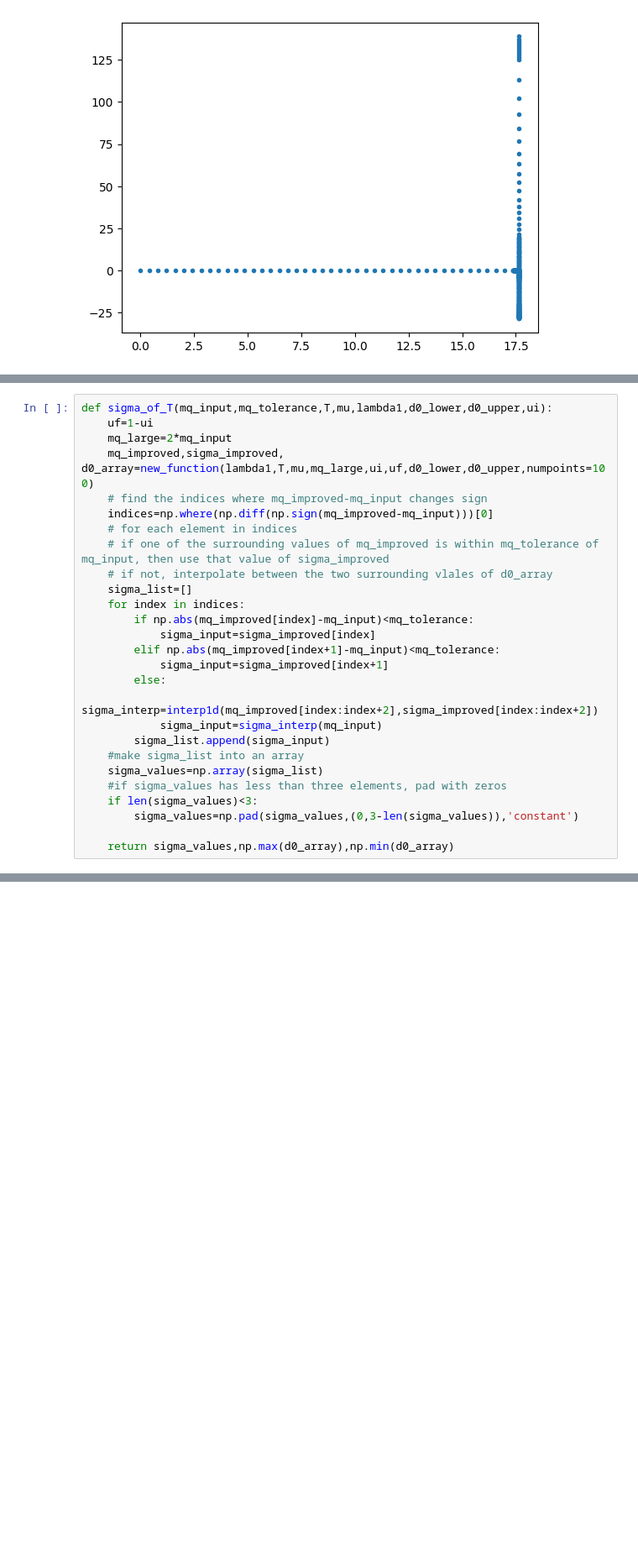
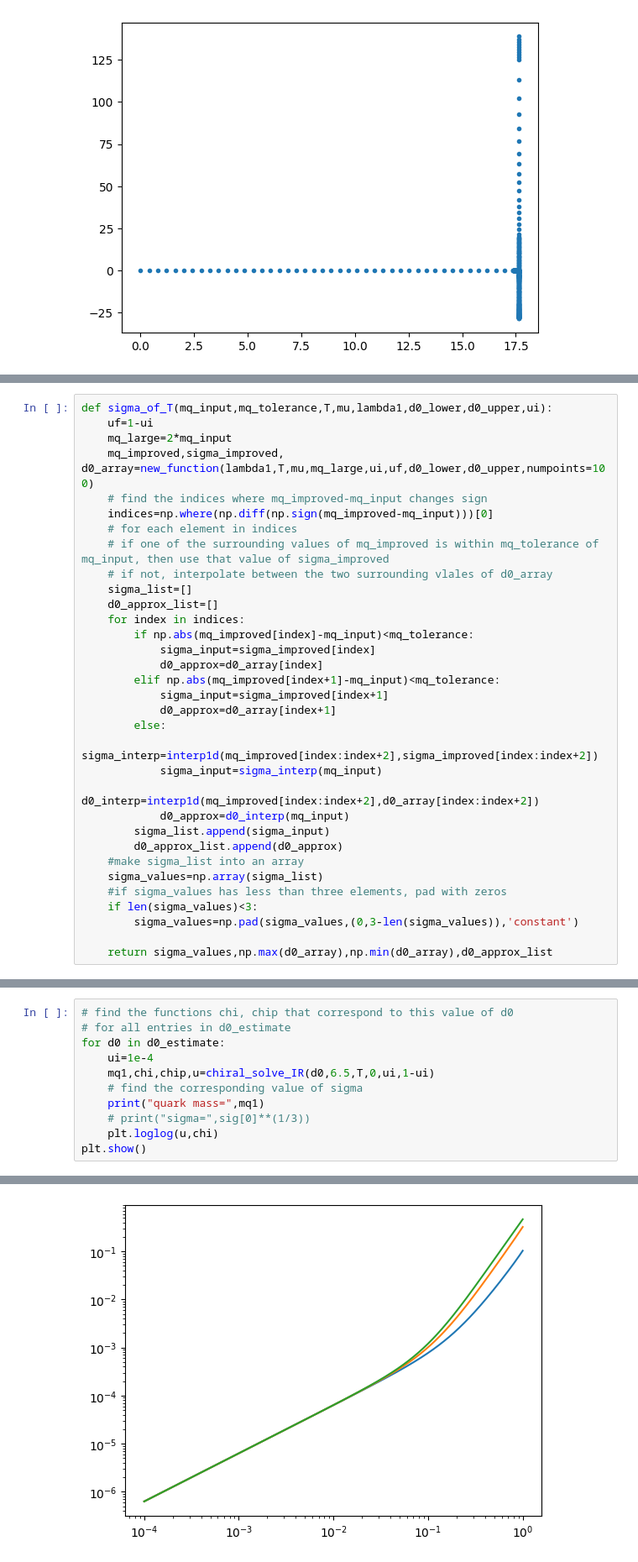
Before and after one commit to seanbartz/DilatonMixingParallel, a Jupyter notebook: sigma_vs_T.ipynb, the cells around one changed output, grey strips where cells are left out. Shown at 84% size. Cells and saved outputs as stored; diff of their text form; blank space fills up the shorter version.

```diff
--- a/sigma_vs_T.ipynb
+++ b/sigma_vs_T.ipynb
@@ -417,19 +417,25 @@ def sigma_of_T(mq_input,mq_tolerance,T,mu,lambda1,d0_lower,d0_upper,ui):
     # if one of the surrounding values of mq_improved is within mq_tolerance of mq_input, then use that value of sigma_improved
     # if not, interpolate between the two surrounding vlales of d0_array
     sigma_list=[]
+    d0_approx_list=[]
     for index in indices:
         if np.abs(mq_improved[index]-mq_input)<mq_tolerance:
             sigma_input=sigma_improved[index]
+            d0_approx=d0_array[index]
         elif np.abs(mq_improved[index+1]-mq_input)<mq_tolerance:
             sigma_input=sigma_improved[index+1]
+            d0_approx=d0_array[index+1]
         else:
             sigma_interp=interp1d(mq_improved[index:index+2],sigma_improved[index:index+2])
             sigma_input=sigma_interp(mq_input)
+            d0_interp=interp1d(mq_improved[index:index+2],d0_array[index:index+2])
+            d0_approx=d0_interp(mq_input)
         sigma_list.append(sigma_input)
+        d0_approx_list.append(d0_approx)
     #make sigma_list into an array
     sigma_values=np.array(sigma_list)
     #if sigma_values has less than three elements, pad with zeros
     if len(sigma_values)<3:
         sigma_values=np.pad(sigma_values,(0,3-len(sigma_values)),'constant')
 
-    return sigma_values,np.max(d0_array),np.min(d0_array)
+    return sigma_values,np.max(d0_array),np.min(d0_array),d0_approx_list
@@ -435,0 +448,12 @@ def sigma_of_T(mq_input,mq_tolerance,T,mu,lambda1,d0_lower,d0_upper,ui):
+# %%
+# find the functions chi, chip that correspond to this value of d0
+# for all entries in d0_estimate
+for d0 in d0_estimate:
+    ui=1e-4
+    mq1,chi,chip,u=chiral_solve_IR(d0,6.5,T,0,ui,1-ui)
+    # find the corresponding value of sigma
+    print("quark mass=",mq1)
+    # print("sigma=",sig[0]**(1/3))
+    plt.loglog(u,chi)
+plt.show()
+# %% [output]
@@ -435,0 +463 @@ def sigma_of_T(mq_input,mq_tolerance,T,mu,lambda1,d0_lower,d0_upper,ui):
+[figure, added]
```
Also changed, not shown: parts of 17 cells of this notebook.
